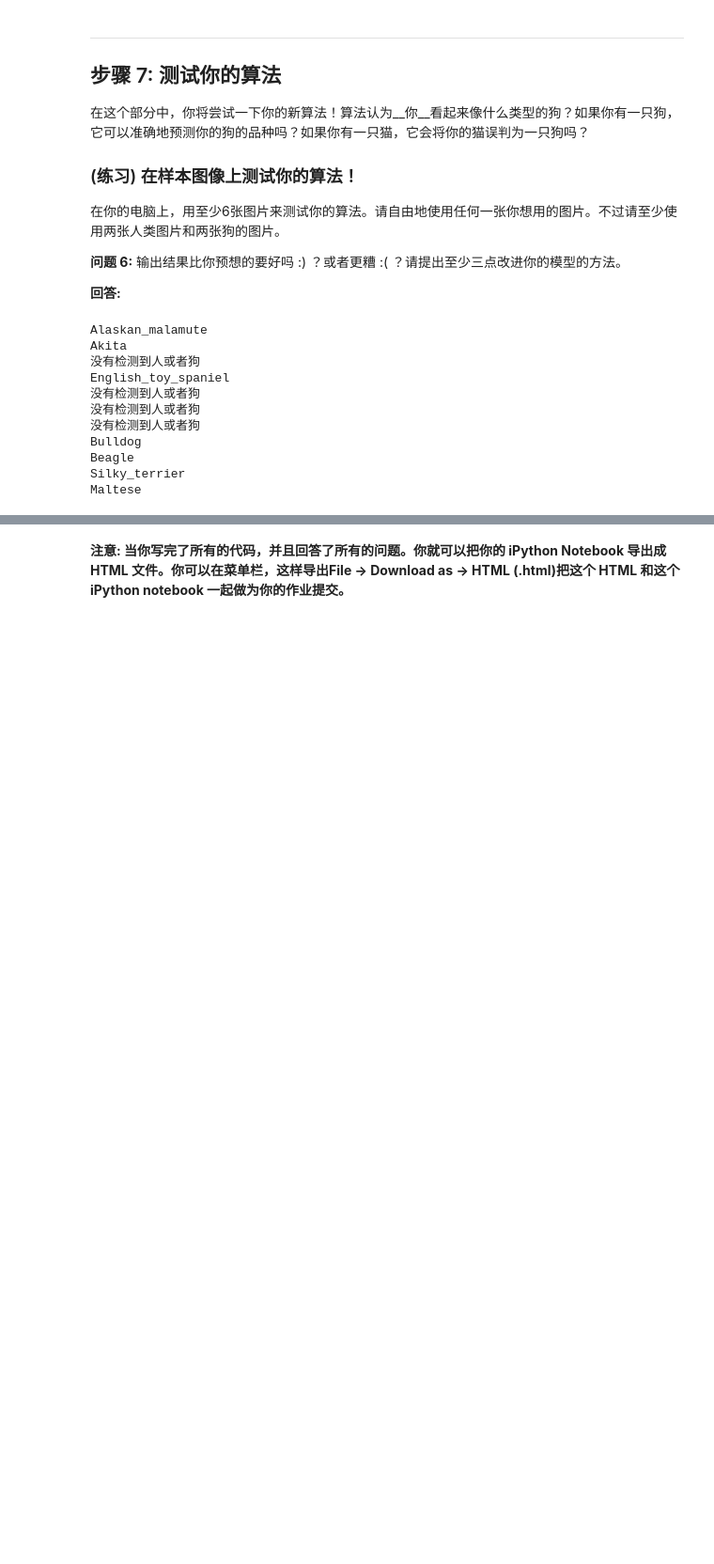
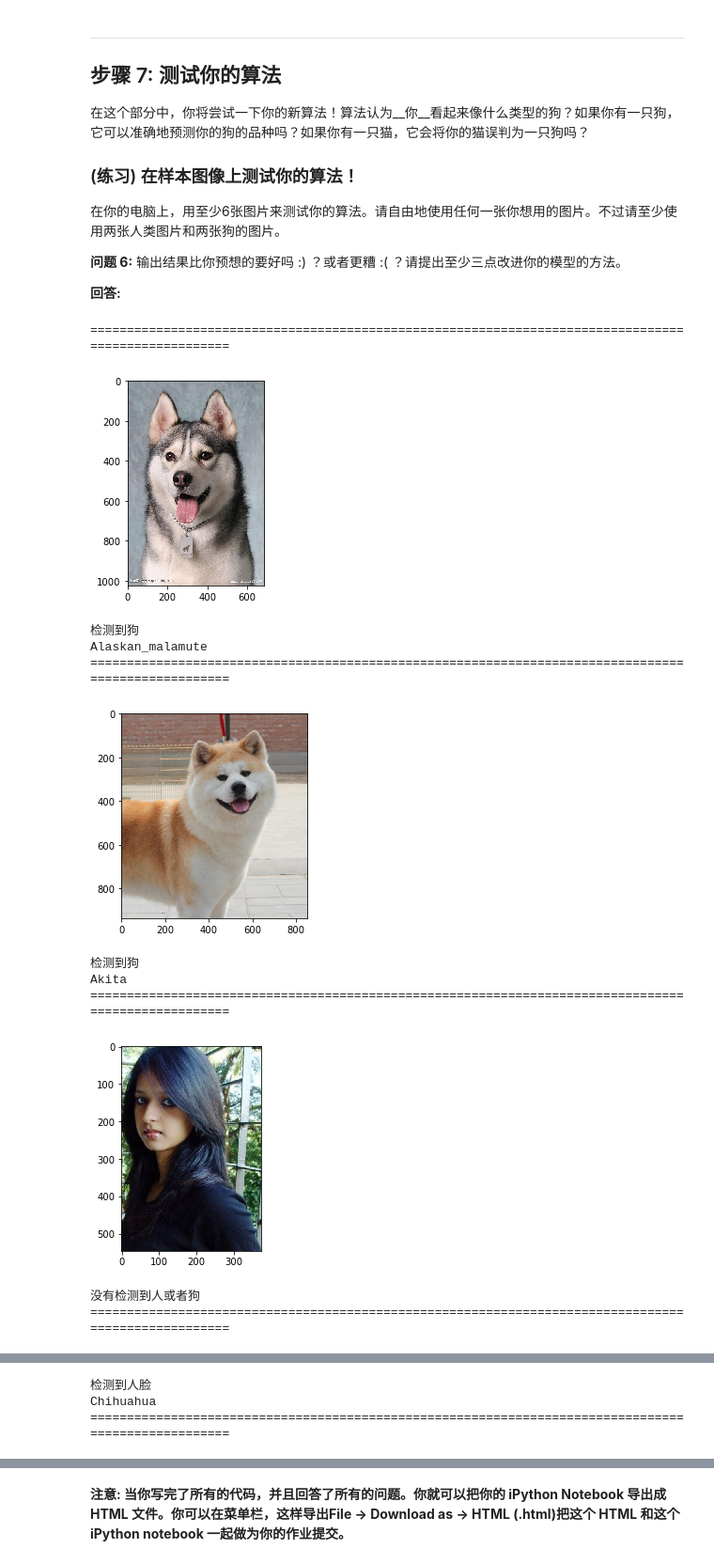
Before and after one commit to StillSad/dog_project, a Jupyter notebook: dog_app.ipynb, the cells around one changed output, grey strips where cells are left out. Shown at 94% size. Saved outputs shown, nothing was run; the diff lists cells and outputs as text; code cells hidden in the pictures; blank space fills up the shorter version.

```diff
--- a/dog_app.ipynb
+++ b/dog_app.ipynb
@@ -348,24 +348,25 @@ from keras.layers import Dropout, Flatten, Dense
 from keras.models import Sequential
 
 model = Sequential()
-
-model.add(Conv2D(filters=16, kernel_size=2, strides=1,padding='same', activation='relu', input_shape=(224, 224, 3)))
+#使用2*2卷积核增加网络深度，通过最大池化层减少每层神经元数量
+model.add(Conv2D(filters=64, kernel_size=2, strides=1,padding='same', activation='relu', input_shape=(224, 224, 3)))
 model.add(MaxPooling2D(pool_size=2))
-
-model.add(Conv2D(filters=32, kernel_size=2, padding='same', activation='relu'))
+model.add(Conv2D(filters=64, kernel_size=3, padding='same', activation='relu'))
 model.add(MaxPooling2D(pool_size=2))
-
-model.add(Conv2D(filters=64, kernel_size=2, padding='same', activation='relu'))
+model.add(Conv2D(filters=128, kernel_size=2, padding='same', activation='relu'))
 model.add(MaxPooling2D(pool_size=2))
-
+model.add(Conv2D(filters=256, kernel_size=2, padding='same', activation='relu'))
+model.add(MaxPooling2D(pool_size=2))
+model.add(Conv2D(filters=512, kernel_size=2, padding='same', activation='relu'))
+model.add(MaxPooling2D(pool_size=4))
+#防止过拟合
 model.add(Dropout(0.3))
-
+#多维输入一维化
 model.add(Flatten())
-
-model.add(Dense(500, activation='relu'))
-
+#1个512个神经元的全连接层
+model.add(Dense(512, activation='relu'))
 model.add(Dropout(0.3))
-
+#输出层133个节点对应133类狗，使用softmax获得图片是某一类狗的概率
 model.add(Dense(133,activation='softmax'))
 ### TODO: 定义架构
 
@@ -403,7 +404,7 @@ from keras.callbacks import ModelCheckpoint
 
 ### TODO: 设置训练模型的epochs的数量
 
-epochs = 30
+epochs = 10
 
 ### 不要修改下方代码
 
@@ -713,7 +716,11 @@ def Resnet50_predict_breed(img_path):
 ### 自由地使用所需的代码单元数吧
 
 def dop_type(img_path):
-    if dog_detector(img_path) or face_detector(img_path):
+    if dog_detector(img_path):
+        print('检测到狗')
+        return Resnet50_predict_breed(img_path)
+    elif face_detector(img_path):
+        print('检测到人脸')
         return Resnet50_predict_breed(img_path)
     else:
         return "没有检测到人或者狗"
@@ -734,18 +741,26 @@ __回答:__
 # %%
 ## TODO: 在你的电脑上，在步骤6中，至少在6张图片上运行你的算法。
 ## 自由地使用所需的代码单元数吧
 test_data_files = np.array(glob("resulttestimage/*"))
 for data_files in test_data_files:
+    print('=' * 100)
+    img = cv2.imread(data_files)
+    # 将BGR图像转变为RGB图像以打印
+    cv_rgb = cv2.cvtColor(img, cv2.COLOR_BGR2RGB)
+    # 展示含有识别框的图像
+    plt.imshow(cv_rgb)
+    plt.show()
     print(dop_type(data_files))
 # %% [output]
-Alaskan_malamute
-Akita
-没有检测到人或者狗
-English_toy_spaniel
-没有检测到人或者狗
-没有检测到人或者狗
-没有检测到人或者狗
-Bulldog
-Beagle
-Silky_terrier
-Maltese
+====================================================================================================
+[figure, added]
+检测到狗
+Alaskan_malamute
+====================================================================================================
+[figure, added]
+检测到狗
+Akita
+====================================================================================================
+[figure, added]
+没有检测到人或者狗
+====================================================================================================
@@ -751,0 +768,3 @@ Maltese
+检测到人脸
+Chihuahua
+====================================================================================================
```
Also changed, not shown: parts of 12 cells of this notebook, 2 other files.
